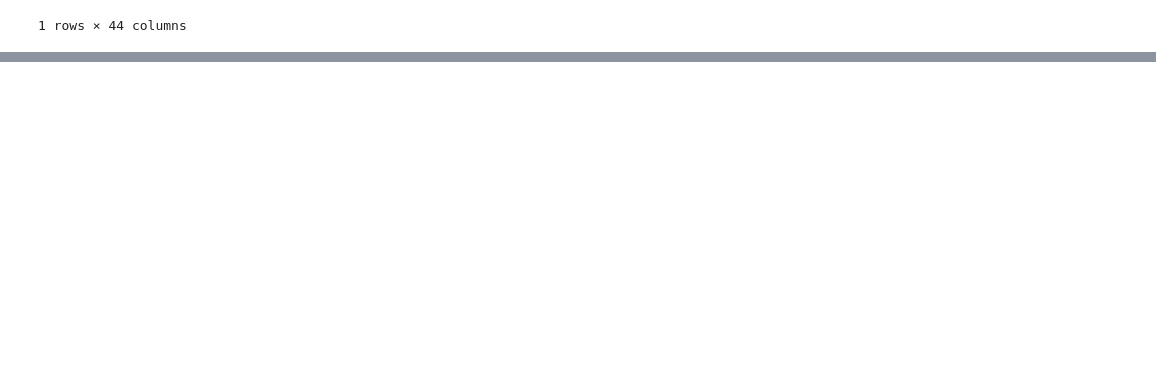
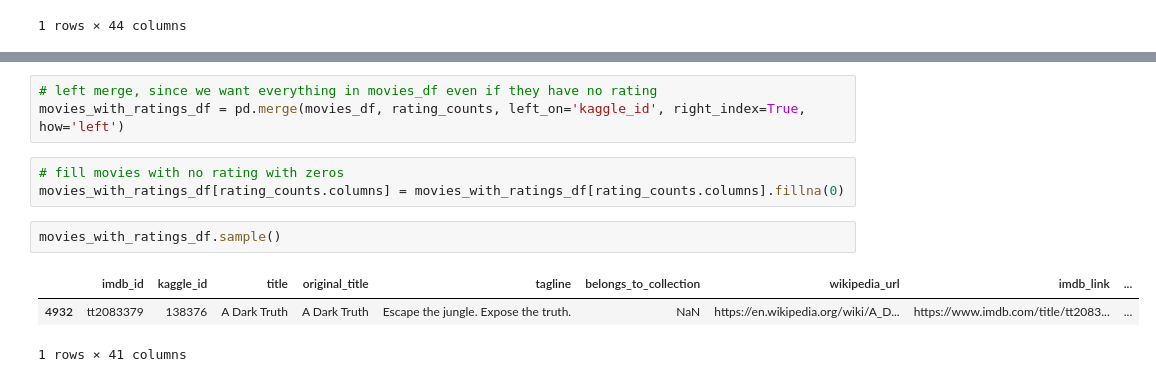
Before and after one commit to daniel-sh-au/008_Movies-ETL, a Jupyter notebook: practice.ipynb, the cells around one changed output, grey strips where cells are left out. Drawn from its saved outputs; the diff is of its cells as text; blank space fills up the shorter version.

```diff
--- a/practice.ipynb
+++ b/practice.ipynb
@@ -1046,0 +1094,12 @@ movies_df.sample()
+# %%
+# left merge, since we want everything in movies_df even if they have no rating
+movies_with_ratings_df = pd.merge(movies_df, rating_counts, left_on='kaggle_id', right_index=True, how='left')
+# %%
+# fill movies with no rating with zeros
+movies_with_ratings_df[rating_counts.columns] = movies_with_ratings_df[rating_counts.columns].fillna(0)
+# %%
+movies_with_ratings_df.sample()
+# %% [output]
+|  | imdb_id | kaggle_id | title | original_title | tagline | belongs_to_collection | wikipedia_url | imdb_link | ... |
+| 4932 | tt2083379 | 138376 | A Dark Truth | A Dark Truth | Escape the jungle. Expose the truth. | NaN | https://en.wikipedia.org/wiki/A_D... | https://www.imdb.com/title/tt2083... | ... |
+1 rows × 41 columns
```
Also changed, not shown: parts of 52 cells of this notebook.
